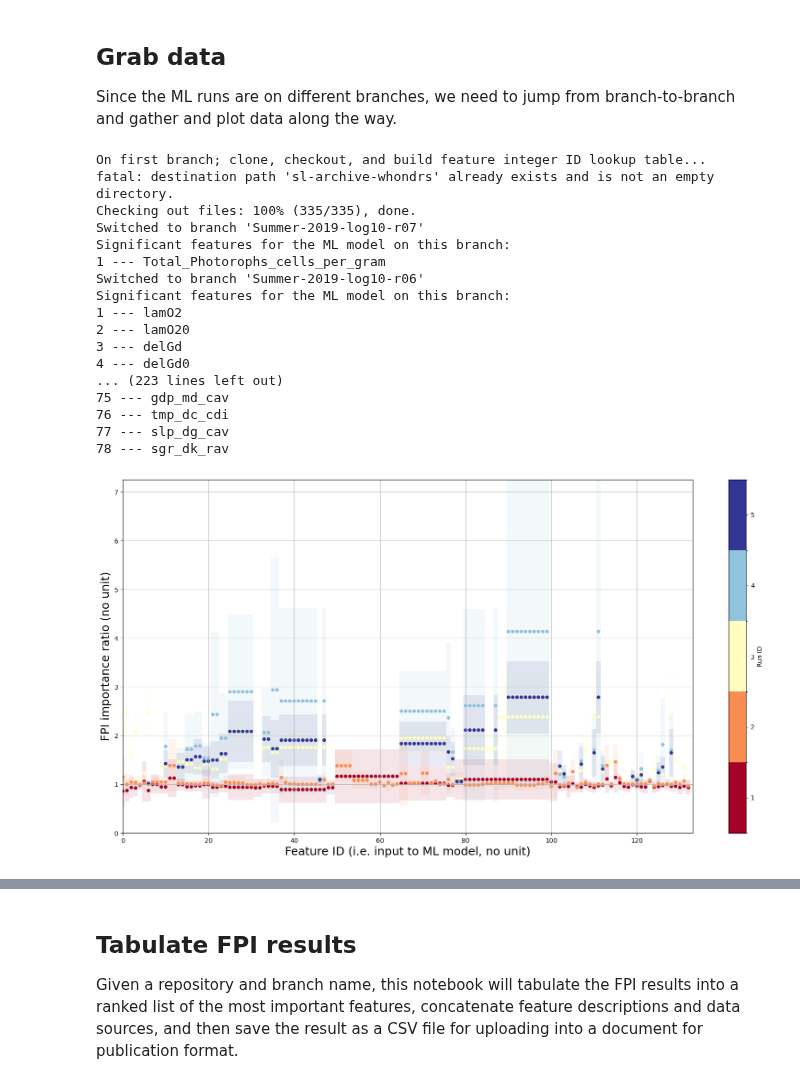
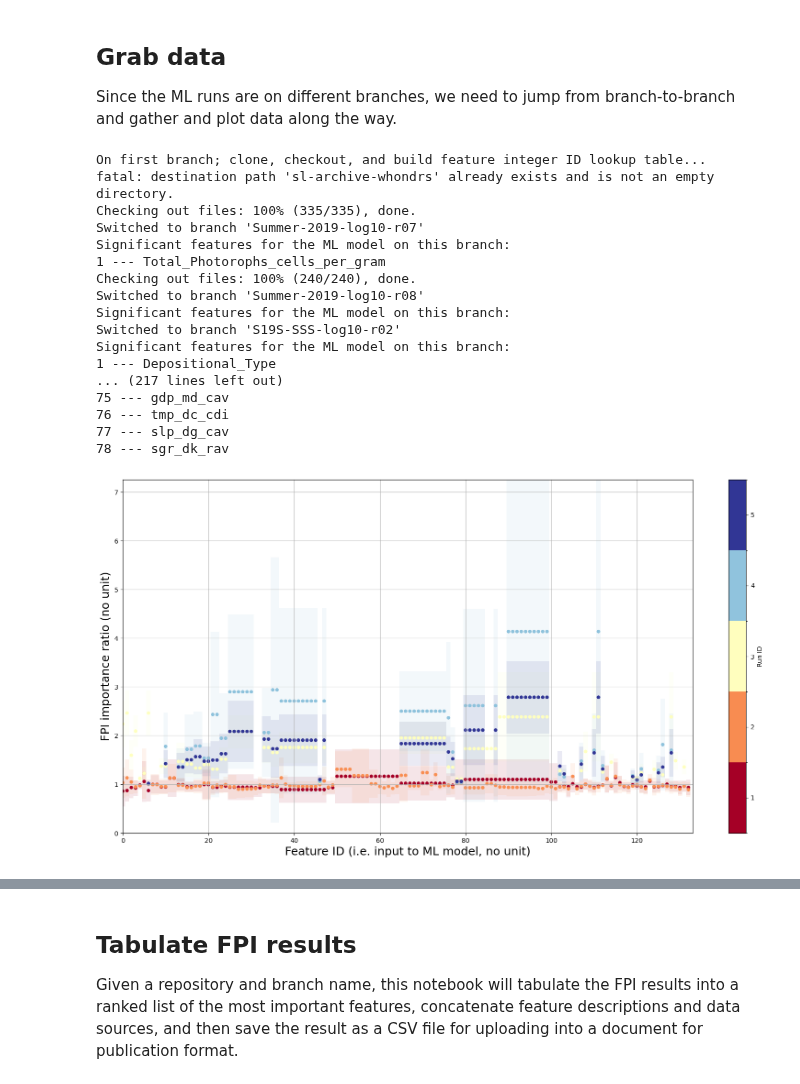
Before and after one commit to parallelworks/sl-archive-whondrs, a Jupyter notebook: examples/fig04-05-06-ML-results.ipynb, the cells around one changed output, grey strips where cells are left out. Cells and saved outputs as stored; diff of their text form; code cells hidden in the pictures.

```diff
--- a/examples/fig04-05-06-ML-results.ipynb
+++ b/examples/fig04-05-06-ML-results.ipynb
@@ -77,6 +77,7 @@ Since the ML runs are on different branches, we need to jump from branch-to-bran
 #       All previous branches in Summer-2019-log10-r* series suffer
 #       from duplicate data points in training set due to duplicate NPOC data.
 #       This issue has been resolved moving forward.
+# r08 - repeat r07 but with FPI cutoff = 0.9
 
 # Merged S19S-SSS data: S19S-SSS-log10-rXX branches
 # S19S-SSS-log10-r01 - merged S19S-SSS data with no FTICR, all 145 input vars, FPI cutoff = 0.7
@@ -89,14 +90,21 @@ Since the ML runs are on different branches, we need to jump from branch-to-bran
 # S19S-SSS-log10-r02b - repeatability test for r02.
 
 #list_branches = ['Summer-2019-log10-r04', 'Summer-2019-log10-r03','Summer-2019-log10-r05','Summer-2019-log10-r05b']
-list_branches = ['Summer-2019-log10-r07','Summer-2019-log10-r06','S19S-SSS-log10-r02','S19S-SSS-log10-extrap-r01','S19S-SSS-nolog-extrap-r01']
+list_branches = [
+    'Summer-2019-log10-r07',
+    'Summer-2019-log10-r08',
+    'S19S-SSS-log10-r02',
+    'S19S-SSS-log10-extrap-r01',
+    'S19S-SSS-nolog-extrap-r01'
+]
 fpi_max = 0.0
 
 # Initialize empty dataframes
 # for model scores and histograms
 model_scores = pd.DataFrame(columns=['hold-out-avg','hold-out-std','ntrain'])
-train_hist = pd.DataFrame(columns=list_branches)
-predict_hist = pd.DataFrame(columns=list_branches)
+train_hist_df_list = []       #pd.DataFrame(columns=list_branches)
+predict_avg_hist_df_list = [] #pd.DataFrame(columns=list_branches)
+predict_all_hist_df_list = []
 
 # Initialize a plot
 fig, ax = plt.subplots(1,1,figsize=(20,10)) #,facecolor='black')
@@ -134,7 +142,7 @@ for ll,branch in enumerate(list_branches):
         # Get a list of all the files on this branch. This is not necessary
         # for the analysis in this notebook but helpful for cross checking
         # the data and generating DOI descriptors.
-        ! cd {repo_prefix}/{repo_name}; find . > ~/{branch}.list
+        #! cd {repo_prefix}/{repo_name}; find . > ~/{branch}.list
 
         #===========================================
         # Load data for look up table only
@@ -270,50 +278,75 @@ for ll,branch in enumerate(list_branches):
 
     # Grab histograms of the distribution of the target to
     # assess bias in the ML models
-    train_all = pd.read_csv(repo_prefix+repo_name+'/input_data/WHONDRS_Data.csv')
-    train_hist[branch] = train_all['Normalized_Respiration_Rate_mg_DO_per_H_per_L_sediment']
+    #train_all = pd.read_csv(repo_prefix+repo_name+'/input_data/WHONDRS_Data.csv')
+    #train_hist[branch] = train_all['Normalized_Respiration_Rate_mg_DO_per_H_per_L_sediment']
+    train_hist_df_list.append(pd.read_csv(repo_prefix+repo_name+'/input_data/WHONDRS_Data.csv'))
 
     # Some predictions are not included in unfiltered_predict_output_avg.csv
     # due to the built-in filters for oxygen and missing values in the PCA step.
     # Predictions are still made at those sites by replacing missing values with
-    # mean values so we can use sl_predictions.csv instead. But that is SL by SL.
-    predict_all = pd.read_csv(repo_prefix+repo_name+'/output_data/unfiltered_predict_output_avg.csv')
-    predict_hist[branch] = predict_all['Normalized_Respiration_Rate_mg_DO_per_H_per_L_sediment']
+    # mean values so we can use sl_predictions.csv instead. But that is SL by SL
+    # so need to merge the predictions together.
+    #=============Older, limited subset=====================
+    #predict_all = pd.read_csv(repo_prefix+repo_name+'/output_data/unfiltered_predict_output_avg.csv')
+    #=====Simple average of all predictions across SL=======
+    ml_output_df_list = []
+    for ll in range(0,num_sl):
+        ml_output_df_list.append(pd.read_csv(repo_prefix+repo_name+'/ml_models/sl_'+str(int(ll))+'/sl_predictions.csv'))
+    ml_output_all_df = pd.concat(ml_output_df_list)
+    by_id = ml_output_all_df.groupby(ml_output_all_df['Sample_ID'])
+    predict_avg = by_id.mean()
+    predict_std = by_id.std()
+
+    #predict_avg_hist[branch] = predict_avg['Normalized_Respiration_Rate_mg_DO_per_H_per_L_sediment']
+    predict_avg_hist_df_list.append(predict_avg)
+    predict_all_hist_df_list.append(ml_output_all_df)
+    #if ll == 0:
+        # First branch, create DF
+    #    predict_all_hist = pd.DataFrame(
+    #        ml_output_all_df['Normalized_Respiration_Rate_mg_DO_per_H_per_L_sediment'],
+    #        columns=[branch])
+    #else:
+        # Subsequent branches, get a temporary data frame and append
+    #    tmp_df = pd.DataFrame(
+    #        ml_output_all_df['Normalized_Respiration_Rate_mg_DO_per_H_per_L_sediment'],
+    #        columns=[branch])
+    #    predict_all_hist.append([predict_all_hist,tmp_df],ignore_index=True)
 
 # Done with looping over branches
 
 # Scatter color plot the means
 # Note that I need to scale the color data manually so it matches
 # the colormap I set above.
 ax.scatter(scatter_id,scatter_mean,s=scatter_size,c=cmap((np.array(scatter_color, dtype='float32') - 1)/(len(list_branches) - 1)))
 
 ax.grid()
 
 plt.xlim(0,len(feature_id_name_dict))
 plt.ylim(0,fpi_max)
 
 plt.xlabel('Feature ID (i.e. input to ML model, no unit)', fontsize=18)
 plt.ylabel('FPI importance ratio (no unit)', fontsize=18)
 
 plt.savefig('fig06-FPI-summary.pdf')
 # %% [output]
 On first branch; clone, checkout, and build feature integer ID lookup table...
 fatal: destination path 'sl-archive-whondrs' already exists and is not an empty directory.
 Checking out files: 100% (335/335), done.
 Switched to branch 'Summer-2019-log10-r07'
 Significant features for the ML model on this branch:
 1 --- Total_Photorophs_cells_per_gram
-Switched to branch 'Summer-2019-log10-r06'
+Checking out files: 100% (240/240), done.
+Switched to branch 'Summer-2019-log10-r08'
 Significant features for the ML model on this branch:
-1 --- lamO2
-2 --- lamO20
-3 --- delGd
-4 --- delGd0
-... (223 lines left out)
+Switched to branch 'S19S-SSS-log10-r02'
+Significant features for the ML model on this branch:
+1 --- Depositional_Type
+... (217 lines left out)
 75 --- gdp_md_cav
 76 --- tmp_dc_cdi
 77 --- slp_dg_cav
 78 --- sgr_dk_rav
-[figure, old version]
+[figure, new version]
 # %%
 # Set up side-by-side plot
```
Also changed, not shown: parts of 4 cells of this notebook, 7 other files.
